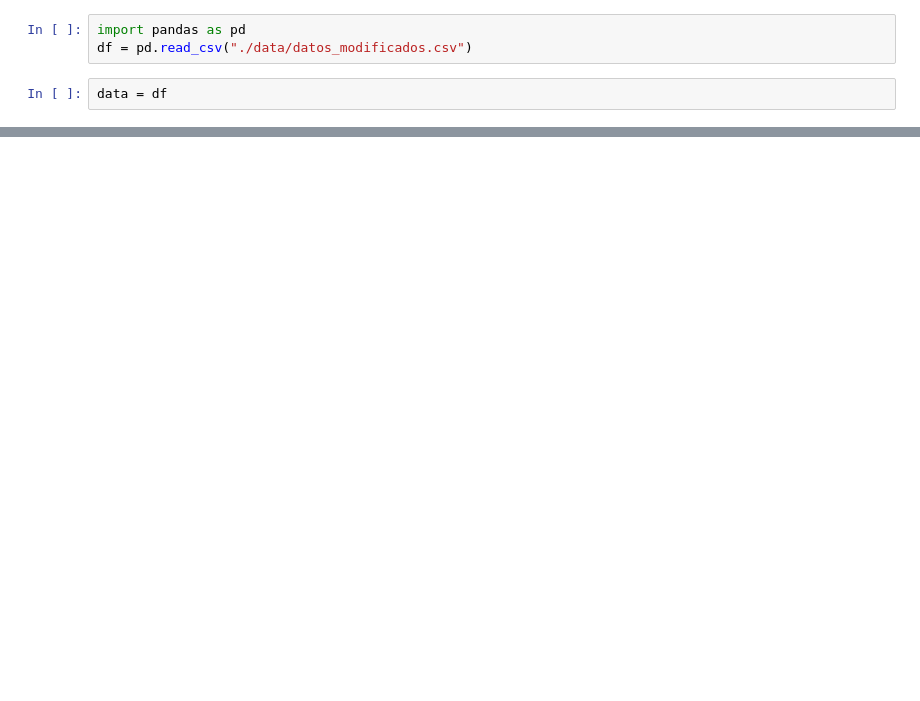
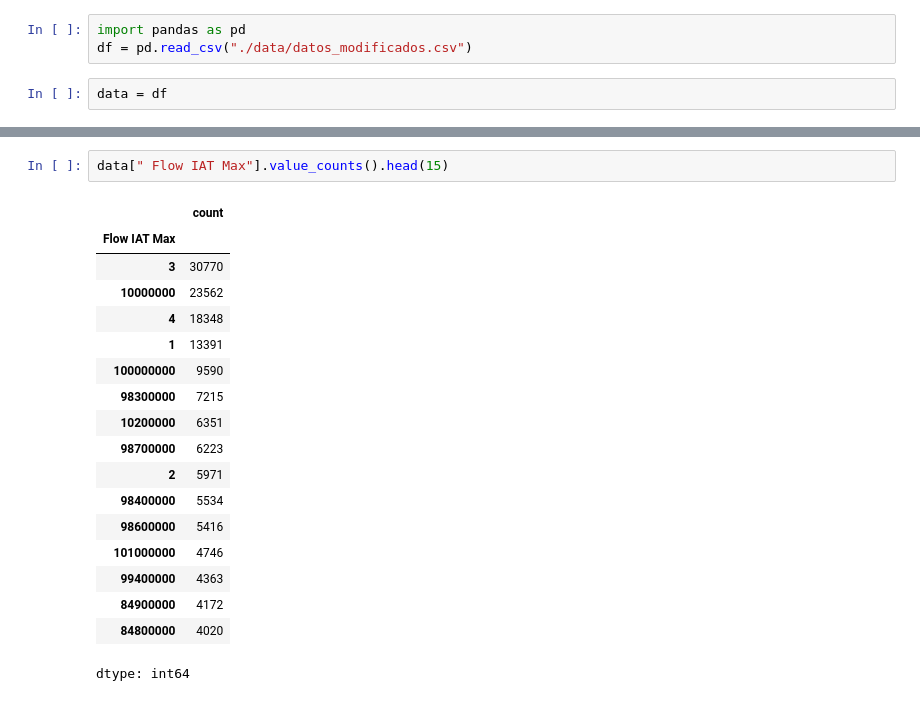
Before and after one commit to arantafall/prediccion-ataques-ciber, a Jupyter notebook: AnalisisEDA.ipynb, the cells around one changed output, grey strips where cells are left out. Cells and saved outputs as stored; diff of their text form; blank space fills up the shorter version.

```diff
--- a/AnalisisEDA.ipynb
+++ b/AnalisisEDA.ipynb
@@ -60 +80,22 @@ data[" Flow Packets/s"].value_counts().head(15)
 dtype: int64
+# %%
+data[" Flow IAT Max"].value_counts().head(15)
+# %% [output]
+|  | count |
+| Flow IAT Max |  |
+| 3 | 30770 |
+| 10000000 | 23562 |
+| 4 | 18348 |
+| 1 | 13391 |
+| 100000000 | 9590 |
+| 98300000 | 7215 |
+| 10200000 | 6351 |
+| 98700000 | 6223 |
+| 2 | 5971 |
+| 98400000 | 5534 |
+| 98600000 | 5416 |
+| 101000000 | 4746 |
+| 99400000 | 4363 |
+| 84900000 | 4172 |
+| 84800000 | 4020 |
+dtype: int64
```
Also changed, not shown: parts of 10 cells of this notebook.
